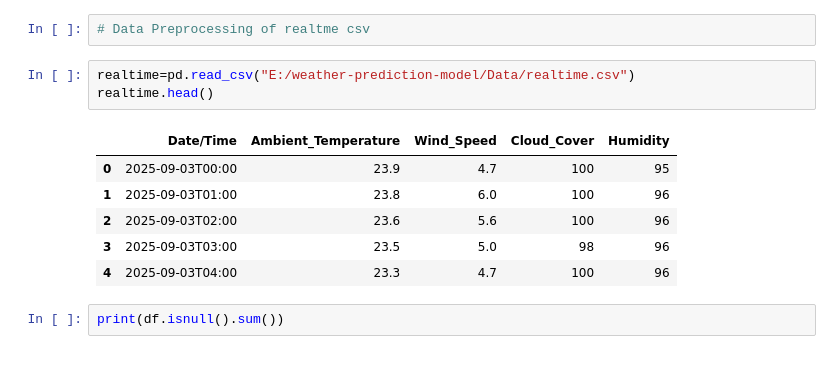
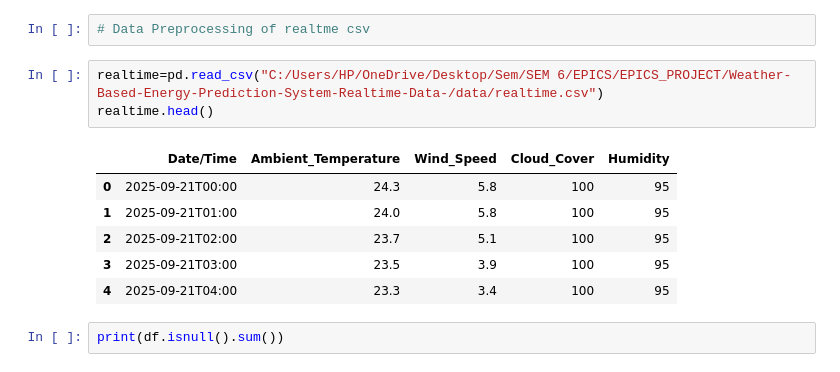
Before and after one commit to AmanPatre/Weather-Based-Energy-Prediction-System-Realtime-Data-, a Jupyter notebook: jupyter-notebook/model_precessing.ipynb, the cells around one changed output. Saved outputs shown, nothing was run; the diff lists cells and outputs as text.

```diff
--- a/jupyter-notebook/model_precessing.ipynb
+++ b/jupyter-notebook/model_precessing.ipynb
@@ -104,15 +122,15 @@ plt.show()
 # %%
 # Data Preprocessing of realtme csv
 # %%
-realtime=pd.read_csv("E:/weather-prediction-model/Data/realtime.csv")
+realtime=pd.read_csv("C:/Users/HP/OneDrive/Desktop/Sem/SEM 6/EPICS/EPICS_PROJECT/Weather-Based-Energy-Prediction-System-Realtime-Data-/data/realtime.csv")
 realtime.head()
 # %% [output]
 |  | Date/Time | Ambient_Temperature | Wind_Speed | Cloud_Cover | Humidity |
-| 0 | 2025-09-03T00:00 | 23.9 | 4.7 | 100 | 95 |
-| 1 | 2025-09-03T01:00 | 23.8 | 6.0 | 100 | 96 |
-| 2 | 2025-09-03T02:00 | 23.6 | 5.6 | 100 | 96 |
-| 3 | 2025-09-03T03:00 | 23.5 | 5.0 | 98 | 96 |
-| 4 | 2025-09-03T04:00 | 23.3 | 4.7 | 100 | 96 |
+| 0 | 2025-09-21T00:00 | 24.3 | 5.8 | 100 | 95 |
+| 1 | 2025-09-21T01:00 | 24.0 | 5.8 | 100 | 95 |
+| 2 | 2025-09-21T02:00 | 23.7 | 5.1 | 100 | 95 |
+| 3 | 2025-09-21T03:00 | 23.5 | 3.9 | 100 | 95 |
+| 4 | 2025-09-21T04:00 | 23.3 | 3.4 | 100 | 95 |
 # %%
 print(df.isnull().sum())
 # %% [output]
```
Also changed, not shown: parts of 4 cells of this notebook, 21 other files.
